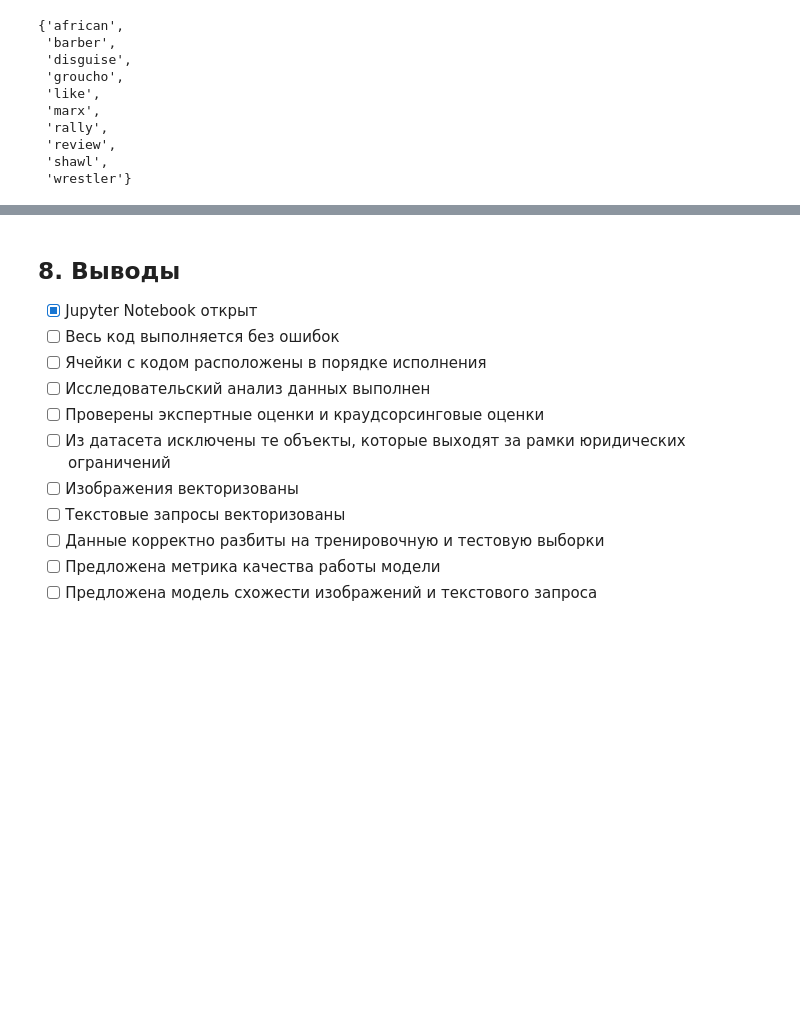
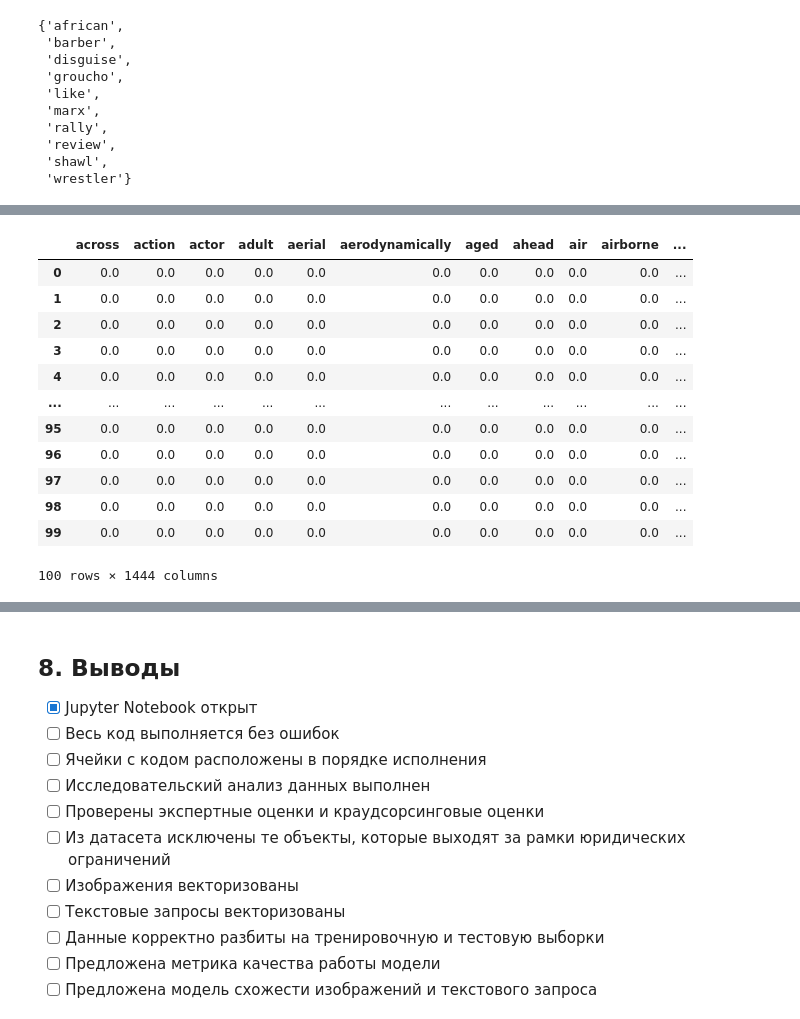
Before and after one commit to Andrefan1406/sb5, a Jupyter notebook: Андрей_Кузнецов_v1.ipynb, the cells around one changed output, grey strips where cells are left out. Drawn from its saved outputs; the diff is of its cells as text; code cells hidden in the pictures; blank space fills up the shorter version.

```diff
--- a/Андрей_Кузнецов_v1.ipynb
+++ b/Андрей_Кузнецов_v1.ipynb
@@ -1233,0 +1282,17 @@ missing_columns
+# %%
+X_test = pd.concat([X_test_repeated.reset_index(drop=True), test_data_features], axis=1)
+X_test
+# %% [output]
+|  | across | action | actor | adult | aerial | aerodynamically | aged | ahead | air | airborne | ... |
+| 0 | 0.0 | 0.0 | 0.0 | 0.0 | 0.0 | 0.0 | 0.0 | 0.0 | 0.0 | 0.0 | ... |
+| 1 | 0.0 | 0.0 | 0.0 | 0.0 | 0.0 | 0.0 | 0.0 | 0.0 | 0.0 | 0.0 | ... |
+| 2 | 0.0 | 0.0 | 0.0 | 0.0 | 0.0 | 0.0 | 0.0 | 0.0 | 0.0 | 0.0 | ... |
+| 3 | 0.0 | 0.0 | 0.0 | 0.0 | 0.0 | 0.0 | 0.0 | 0.0 | 0.0 | 0.0 | ... |
+| 4 | 0.0 | 0.0 | 0.0 | 0.0 | 0.0 | 0.0 | 0.0 | 0.0 | 0.0 | 0.0 | ... |
+| ... | ... | ... | ... | ... | ... | ... | ... | ... | ... | ... | ... |
+| 95 | 0.0 | 0.0 | 0.0 | 0.0 | 0.0 | 0.0 | 0.0 | 0.0 | 0.0 | 0.0 | ... |
+| 96 | 0.0 | 0.0 | 0.0 | 0.0 | 0.0 | 0.0 | 0.0 | 0.0 | 0.0 | 0.0 | ... |
+| 97 | 0.0 | 0.0 | 0.0 | 0.0 | 0.0 | 0.0 | 0.0 | 0.0 | 0.0 | 0.0 | ... |
+| 98 | 0.0 | 0.0 | 0.0 | 0.0 | 0.0 | 0.0 | 0.0 | 0.0 | 0.0 | 0.0 | ... |
+| 99 | 0.0 | 0.0 | 0.0 | 0.0 | 0.0 | 0.0 | 0.0 | 0.0 | 0.0 | 0.0 | ... |
+100 rows × 1444 columns
```
Also changed, not shown: parts of 20 cells of this notebook.
